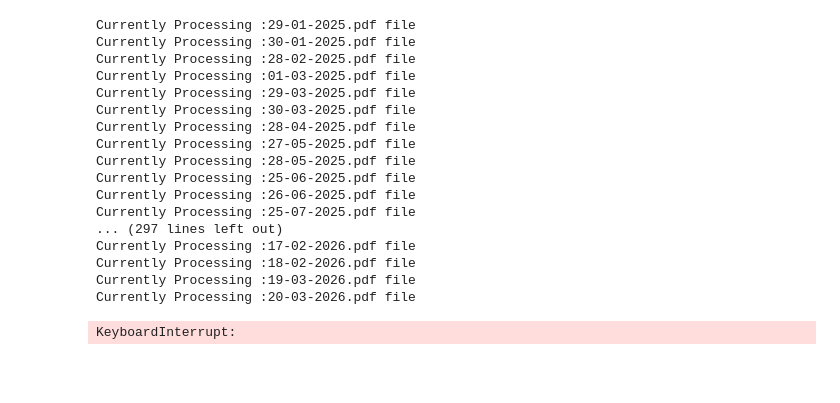
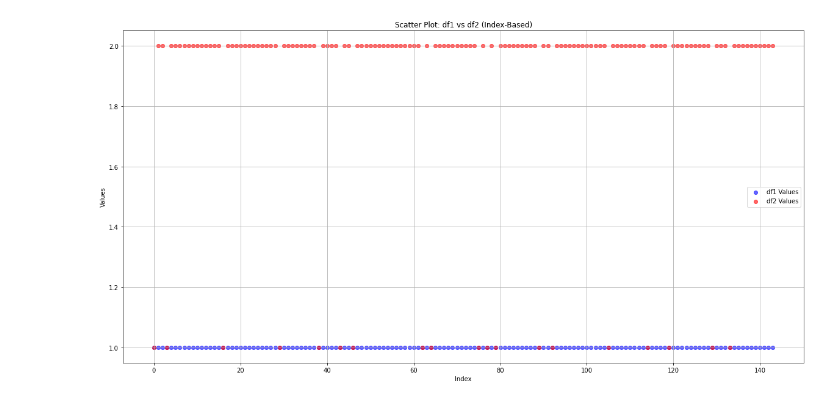
Before and after one commit to yasir13001/Moon_predictor, a Jupyter notebook: moonPredictor.ipynb, the cells around one changed output. Saved outputs shown, nothing was run; the diff lists cells and outputs as text; code cells hidden in the pictures; blank space fills up the shorter version.

```diff
--- a/moonPredictor.ipynb
+++ b/moonPredictor.ipynb
@@ -282,7 +284,7 @@ def get_hijri_date(date):
             hijri_year = int(hijri_date.split('-')[2])  # Convert year to integer
 
             # Get current Hijri month number
-            hijri_month_number = data["data"]["hijri"]["month"]["number"]  # Example: 8 for Sha'ban
+            hijri_month_number = data["data"]["hijri"]["month"]["number"]-1 # Example: 8 for Sha'ban
 
             # List of Islamic months in uppercase
             ISLAMIC_MONTHS = [
@@ -292,15 +294,15 @@ def get_hijri_date(date):
             ]
 
             # Calculate next Islamic month
-            next_hijri_month = ISLAMIC_MONTHS[hijri_month_number % 12]  # Modulo to cycle months
+            next_hijri_month = ISLAMIC_MONTHS[hijri_month_number % 11]  # Modulo to cycle months
 
-            # If next month is MUHARRAM, increment the Hijri year
-            if next_hijri_month == "MUHARRAM":
-                hijri_year += 1
+#             If next month is MUHARRAM, increment the Hijri year
+#             if next_hijri_month == "MUHARRAM":
+#                 hijri_year += 1
 
             return {
                 "hijri_day": hijri_day,
-                "hijri_month": next_hijri_month,
+                "hijri_month": ISLAMIC_MONTHS[hijri_month_number],
                 "hijri_year": str(hijri_year)
             }
         else:
@@ -309,9 +311,10 @@ def get_hijri_date(date):
     except Exception as e:
         return {"error": str(e)}
 
-# # Example Usage
-# georgian_date = "28-02-2025"
+# Example Usage
+# georgian_date = "01-03-2033"
 # hijri_data = get_hijri_date(georgian_date)
+# print(hijri_data['hijri_month'])
 
 # # Check if an error occurred
 # if "error" in hijri_data:
@@ -319,3 +322,6 @@ def get_hijri_date(date):
 # else:
 #     print(f"Hijri Date: {hijri_data['hijri_day']} {hijri_data['hijri_month']}, {hijri_data['hijri_year']} Hijri")
 # #     print(f"Next Islamic Month: {hijri_data['next_hijri_month']}")
+# %%
+def next_date(date):
+    return pd.Timestamp(date) + pd.Timedelta(days=1)
@@ -349,31 +495,37 @@ def executable():
         except Exception as e:
             return {"error": str(e)}
 
-# # Convert each date to "YYYY-MM-DD" string format
-#     date_list = [date.strftime("%Y-%m-%d") for date in df]
+# Convert each date to "YYYY-MM-DD" string format
+    date_list = [date.strftime("%Y-%m-%d") for date in df]
 
-#     print(date_list)  # List of date strings
-#     Moon.pdf()
-executable()
+    print(date_list)  # List of date strings
+    Moon.pdf()
+# executable() # uncomment this line to generate all files upto 2035
-# %% [output]
-Currently Processing :29-01-2025.pdf file
-Currently Processing :30-01-2025.pdf file
-Currently Processing :28-02-2025.pdf file
-Currently Processing :01-03-2025.pdf file
-Currently Processing :29-03-2025.pdf file
-Currently Processing :30-03-2025.pdf file
-Currently Processing :28-04-2025.pdf file
-Currently Processing :27-05-2025.pdf file
-Currently Processing :28-05-2025.pdf file
-Currently Processing :25-06-2025.pdf file
-Currently Processing :26-06-2025.pdf file
-Currently Processing :25-07-2025.pdf file
-... (297 lines left out)
-Currently Processing :17-02-2026.pdf file
-Currently Processing :18-02-2026.pdf file
-Currently Processing :19-03-2026.pdf file
-Currently Processing :20-03-2026.pdf file
-KeyboardInterrupt:
+# %%
+
+dfs = pd.DataFrame({'Value':df[2]})
+dfd = pd.DataFrame({'Value': df2[3]})
+dfs['Value'] = pd.to_numeric(dfs['Value'], errors='coerce')
+dfd['Value'] = pd.to_numeric(dfd['Value'], errors='coerce')
+
+dfs.index = dfd.index
+
+# Scatter plot based on index
+plt.figure(figsize=(20, 10))
+plt.scatter(dfs.index, dfs['Value'], color='blue', alpha=0.6, label='df1 Values')
+plt.scatter(dfd.index, dfd['Value'], color='red', alpha=0.6, label='df2 Values')
+
+# Labels and title
+plt.xlabel('Index')
+plt.ylabel('Values')
+plt.title('Scatter Plot: df1 vs df2 (Index-Based)')
+plt.legend()
+plt.grid(True)
+
+# Show plot
+plt.show()
+# %% [output]
+[figure, added]
 # %%
 while True:
     executable()
```
Also changed, not shown: parts of 5 cells of this notebook, 3 other files.
